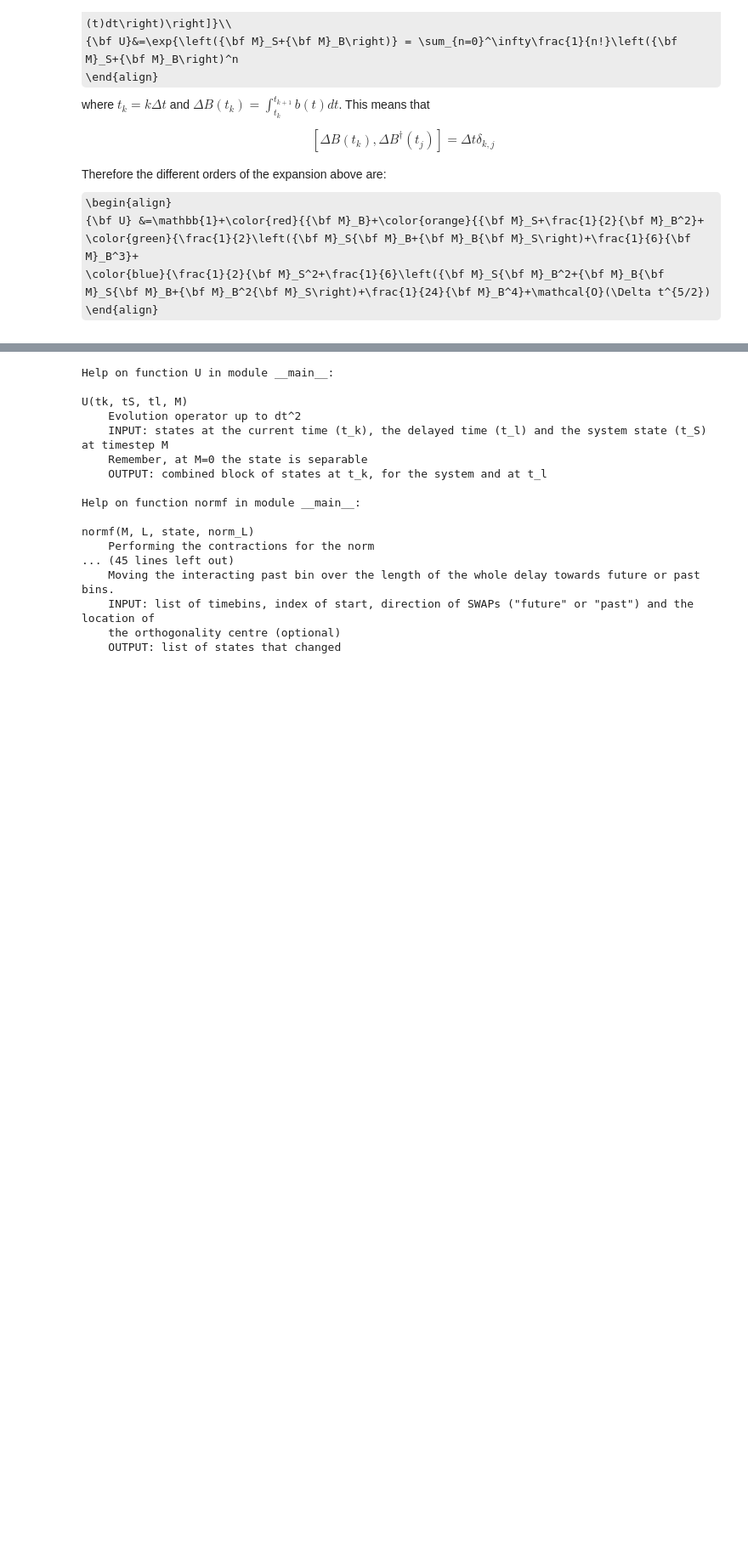
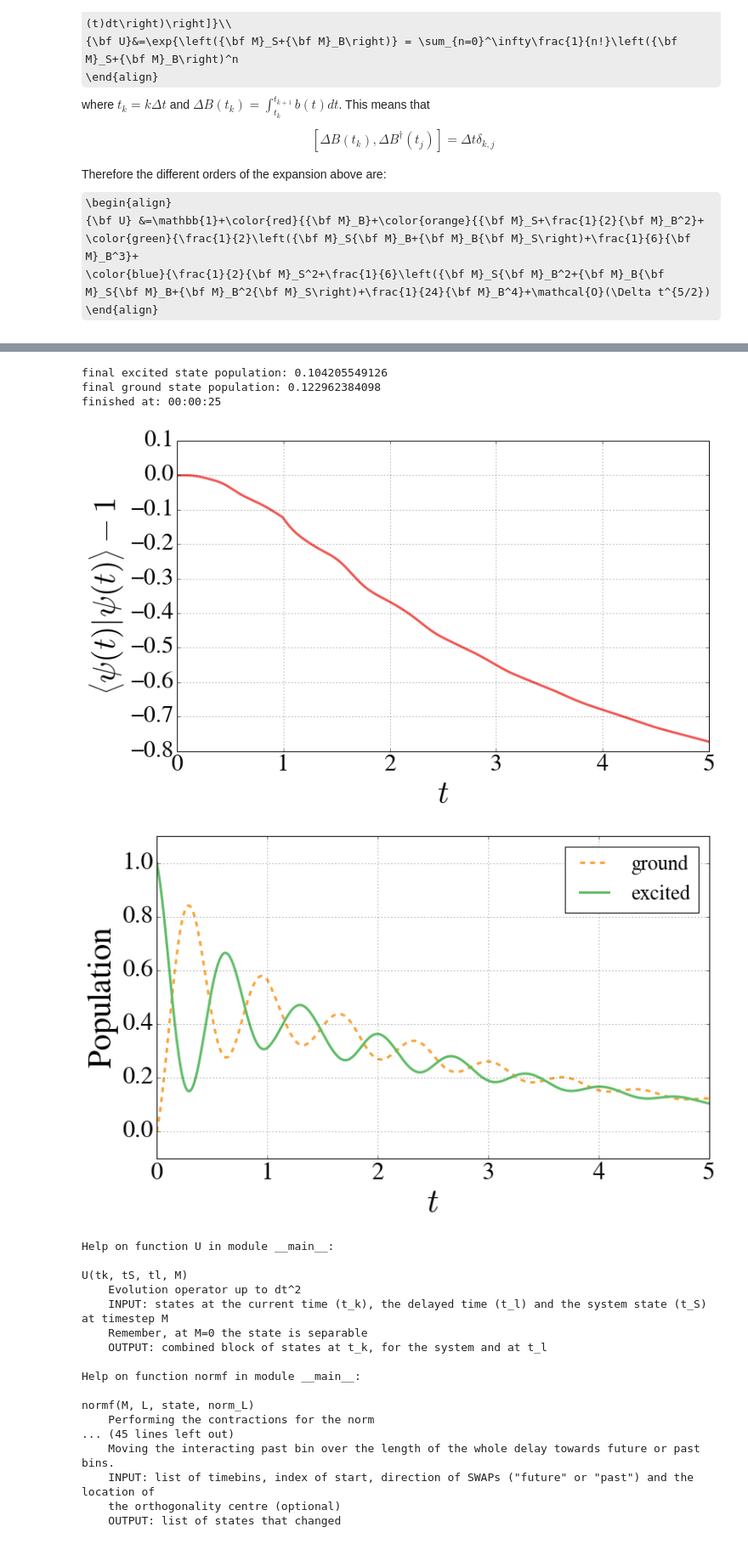
Before and after one commit to nemetniki/Kerr, a Jupyter notebook: MPS TLS+fb memory.ipynb, the cells around one changed output, grey strips where cells are left out. Shown at 85% size. Cells and saved outputs as stored; diff of their text form; code cells hidden in the pictures; some formulas as TeX source; blank space fills up the shorter version.

```diff
--- a/MPS TLS+fb memory.ipynb
+++ b/MPS TLS+fb memory.ipynb
@@ -922,7 +940,7 @@ start = time.time()
 ##################
 ### Parameters ###
 ##################
-tol     = 10**(-3)
+tol     = 10**(-2)
 gamma_L = 1.
 gamma_R = 1.
 Om_TLS  = 1.5*np.pi
@@ -954,19 +972,21 @@ normL = np.zeros((initenv.size,initenv.size),complex)
 ### Time evolution ###
 ######################
 for M in range(0,N-L-1):
-#    print("M =",M)
+    #print("M =",M)
 
     # After the first time step, bring the interacting past bin next to the system bin
     if M>0:
         # Relocating the orthogonality centre to the next interacting past bin if applicable
         if len(states[M-1].shape)>1:
-            states[M],states[M-1] = OC_reloc(states[M],states[M-1],"left",tol)
+            if len(states[M].shape)>1:
+                states[M],states[M-1] = OC_reloc(states[M],states[M-1],"left",tol)
         states[M:M+L] = SWAP(states,M,"future","left")
 
     # Relocating the orthogonality centre from the past bin to the system bin before the evolution
     # operator's action if applicable
     if len(states[ind_sys-1].shape)>1:
-        states[ind_sys],states[ind_sys-1] = OC_reloc(states[ind_sys],states[ind_sys-1],"left",tol)
+        if len(states[ind_sys].shape)>1:
+            states[ind_sys],states[ind_sys-1] = OC_reloc(states[ind_sys],states[ind_sys-1],"left",tol)
 
     # Calculating the state norm and the population of the excited and ground states
     norm[M],normL = normf(M,L,states,normL)
@@ -994,16 +1014,18 @@ for M in range(0,N-L-1):
     # Separating the present time bin from the interacting past bin
     states[ind_sys],states[ind_sys-1] = cut(U_small_block,tol,"left")
     U_small_block=None
-
     # Unmerging of the previously merged link index on the right if applicable
     if U_right_merge:
-        U_dims = np.concatenate((np.array([states[ind_sys-1].shape[0]]),U_right_dims),axis = 0)
+        if len(states[ind_sys-1].shape)==1:
+            U_dims = U_right_dims
+        else:
+            U_dims = np.concatenate((np.array([states[ind_sys-1].shape[0]]),U_right_dims),axis = 0)
         states[ind_sys-1] = unmerge(states[ind_sys-1],U_dims,"right")
         U_dims = None
+#    print("U done, states done", states[ind_sys+1].shape, states[ind_sys].shape, states[ind_sys-1].shape)
 
     # Moving the interacting past bin's state back to its original position in the MPS
     states[(ind_sys-L):(ind_sys)] = SWAP(states,(ind_sys-2),"past","right")
-
     # Preparing for the next step with the system index
     ind_sys =1+ind_sys
 
@@ -1019,33 +1041,39 @@ if len(states[ind_sys-1].shape)>1:
 norm[-1],normL = normf(N-L-1,L,states,normL)
 exc_pop[-1] = exp_sys(np.array([[0,0],[0,1]]),states[N-1],N-L-1)
 gr_pop[-1]  = exp_sys(np.array([[1,0],[0,0]]),states[N-1],N-L-1)
 
 end = time.time()-start
 h = int(end/3600)
 m = int((end-60*h)/60)
 s = int(end-3600*h-60*m)
 print("final excited state population:",exc_pop[-1],
       "\nfinal ground state population:",gr_pop[-1],
      "\nfinished at: %02d:%02d:%02d" %(h,m,s))
 
 #####################################
 ### Plotting the obtained results ###
 #####################################
 t = np.linspace(0,endt,N-L)
 plt.figure(figsize = (12,7))
 plt.plot(t,norm-1,lw=3,label="norm",color=colors["red"])
 plt.xlabel("$t$",fontsize=40)
 plt.ylabel("$\left<\psi(t)|\psi(t)\\right>-1$",fontsize=40)
 plt.grid(True)
 plt.figure(figsize = (12,7))
 plt.plot(t,gr_pop,lw=3,label="ground",color=colors["orange"],ls="--")
 plt.plot(t,exc_pop,lw=3,label="excited",color=colors["green"])
 plt.xlabel("$t$",fontsize=40)
 plt.grid(True)
 plt.legend(loc="best",fontsize = 25)
 plt.ylabel("Population",fontsize=40)
 plt.ylim(-.1,1.1)
 plt.show()
+# %% [output]
+final excited state population: 0.104205549126
+final ground state population: 0.122962384098
+finished at: 00:00:25
+[figure, added]
+[figure, added]
 # %%
 help(U)
 help(normf)
```
Also changed, not shown: parts of 1 cell of this notebook, 2 other files.
